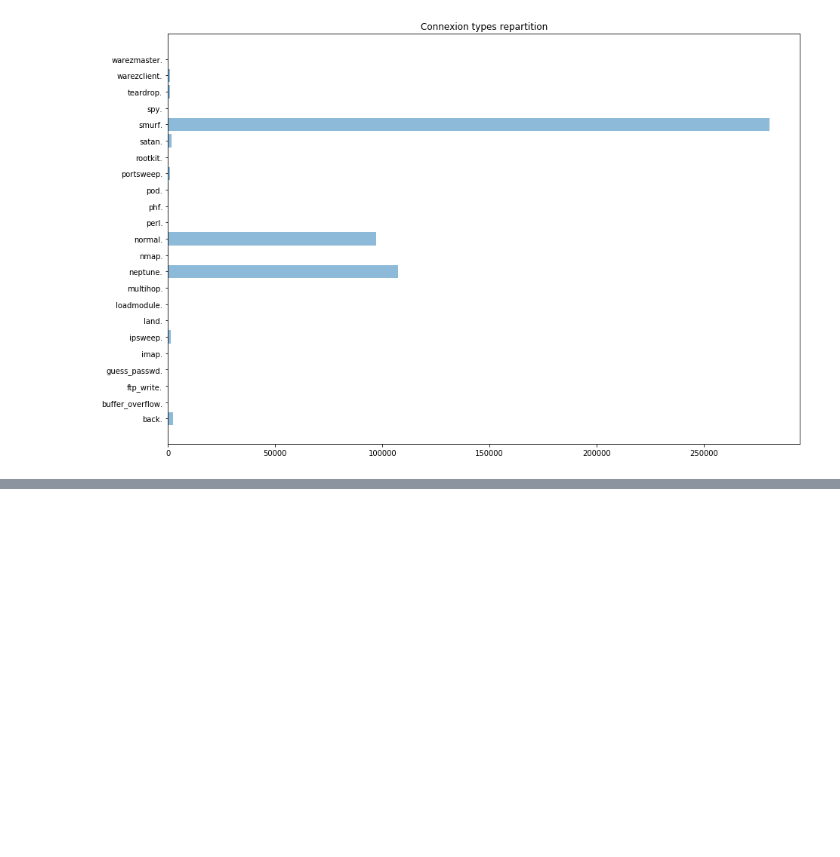
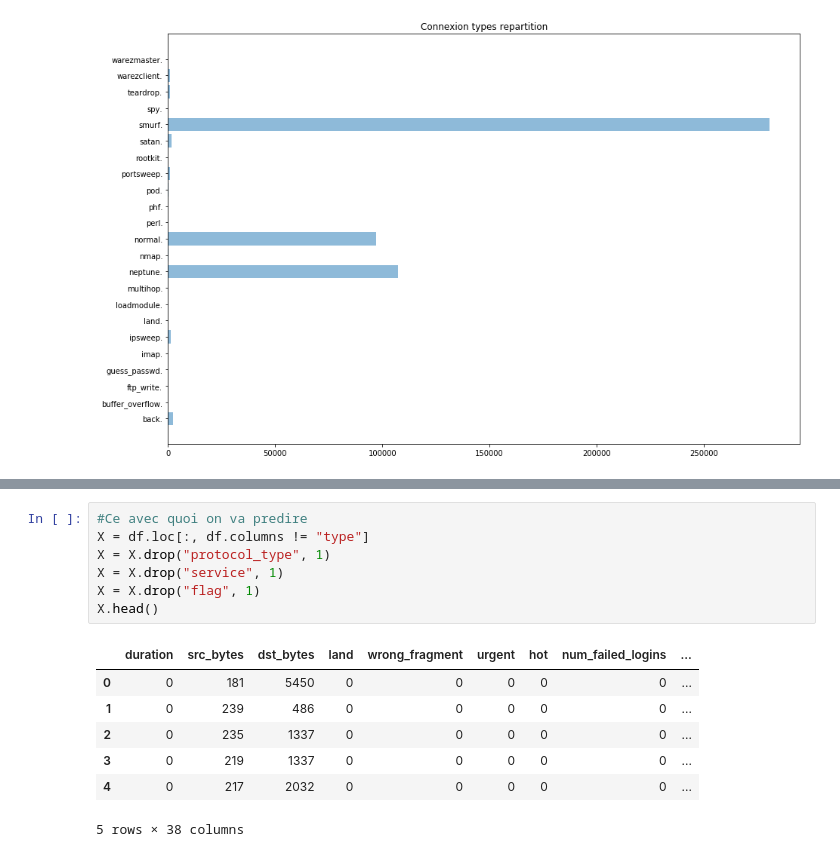
Before and after one commit to cvernerie/data-science-esilv, a Jupyter notebook: database-modelization.ipynb, the cells around one changed output, grey strips where cells are left out. Drawn from its saved outputs; the diff is of its cells as text; blank space fills up the shorter version.

```diff
--- a/database-modelization.ipynb
+++ b/database-modelization.ipynb
@@ -96,0 +146,15 @@ plt.show()
+# %%
+#Ce avec quoi on va predire
+X = df.loc[:, df.columns != "type"]
+X = X.drop("protocol_type", 1)
+X = X.drop("service", 1)
+X = X.drop("flag", 1)
+X.head()
+# %% [output]
+|  | duration | src_bytes | dst_bytes | land | wrong_fragment | urgent | hot | num_failed_logins | ... |
+| 0 | 0 | 181 | 5450 | 0 | 0 | 0 | 0 | 0 | ... |
+| 1 | 0 | 239 | 486 | 0 | 0 | 0 | 0 | 0 | ... |
+| 2 | 0 | 235 | 1337 | 0 | 0 | 0 | 0 | 0 | ... |
+| 3 | 0 | 219 | 1337 | 0 | 0 | 0 | 0 | 0 | ... |
+| 4 | 0 | 217 | 2032 | 0 | 0 | 0 | 0 | 0 | ... |
+5 rows × 38 columns
```
Also changed, not shown: parts of 16 cells of this notebook.
